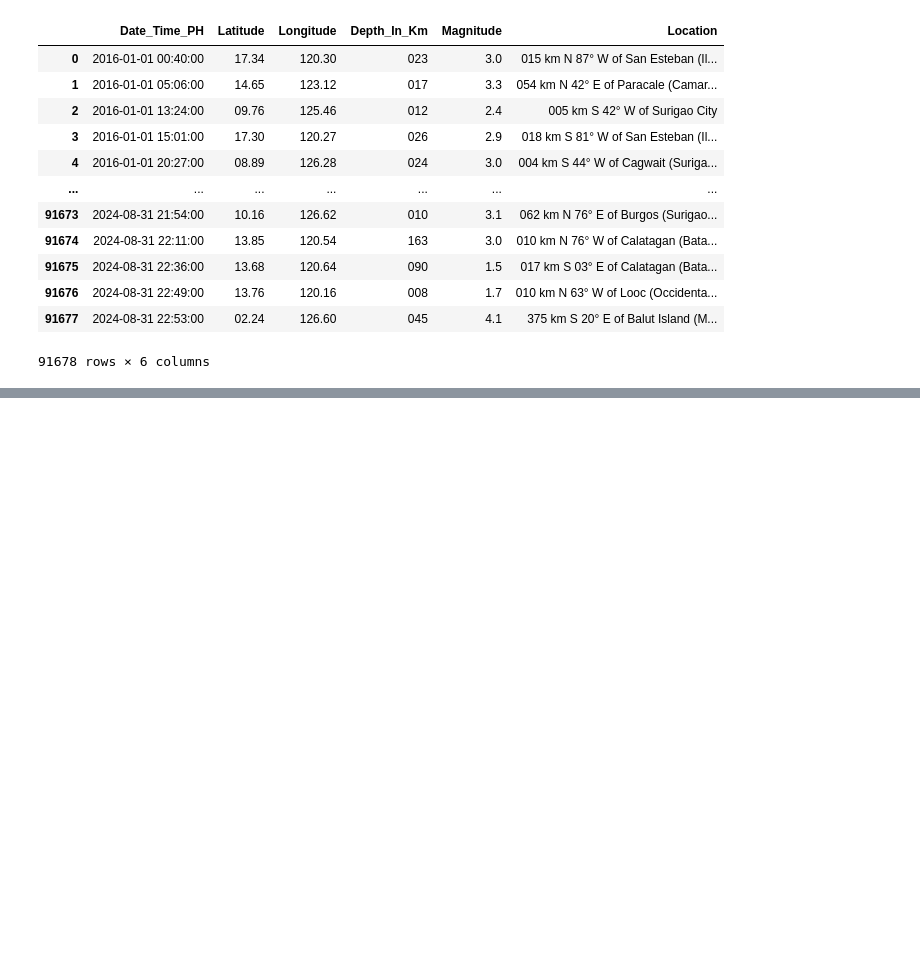
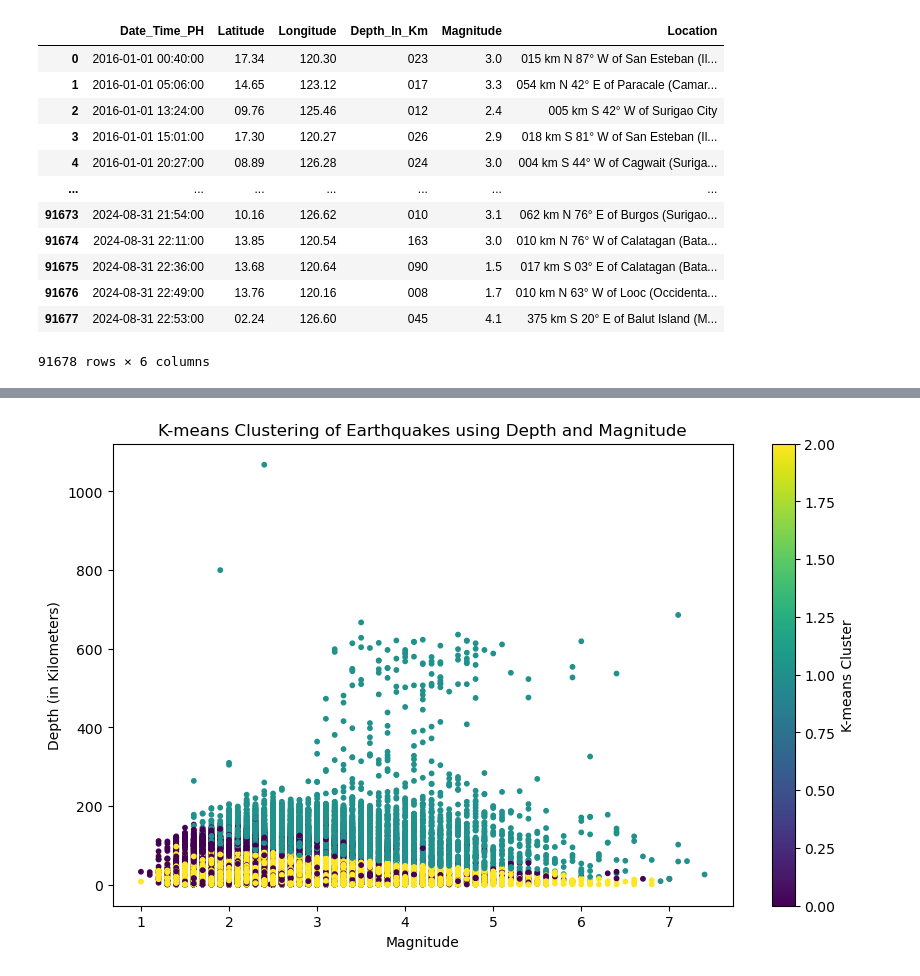
Before and after one commit to ChimaRyder/EarthQuake_DataAnalysis, a Jupyter notebook: sample.ipynb, the cells around one changed output, grey strips where cells are left out. Cells and saved outputs as stored; diff of their text form; code cells hidden in the pictures; blank space fills up the shorter version.

```diff
--- a/sample.ipynb
+++ b/sample.ipynb
@@ -54,0 +95,10 @@ data = data[data["Location"].str.match(r'^\d')]
+# %%
+plt.figure(figsize=(10, 6))
+plt.scatter(data['Magnitude'], data['Depth_In_Km'], c=data['KMeans_Cluster'], cmap='viridis', s=10)
+plt.colorbar(label='K-means Cluster')
+plt.xlabel('Magnitude')
+plt.ylabel('Depth (in Kilometers)')
+plt.title('K-means Clustering of Earthquakes using Depth and Magnitude')
+plt.show()
+# %% [output]
+[figure, added]
```
Also changed, not shown: parts of 12 cells of this notebook, 1 other file.
